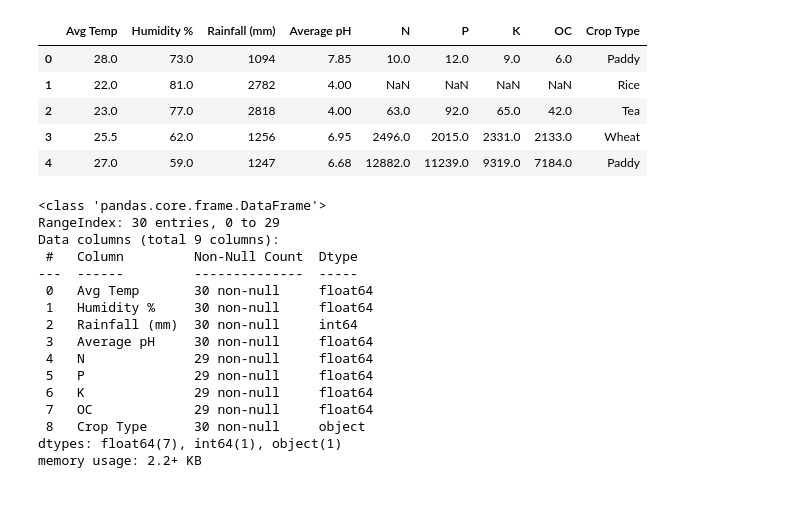
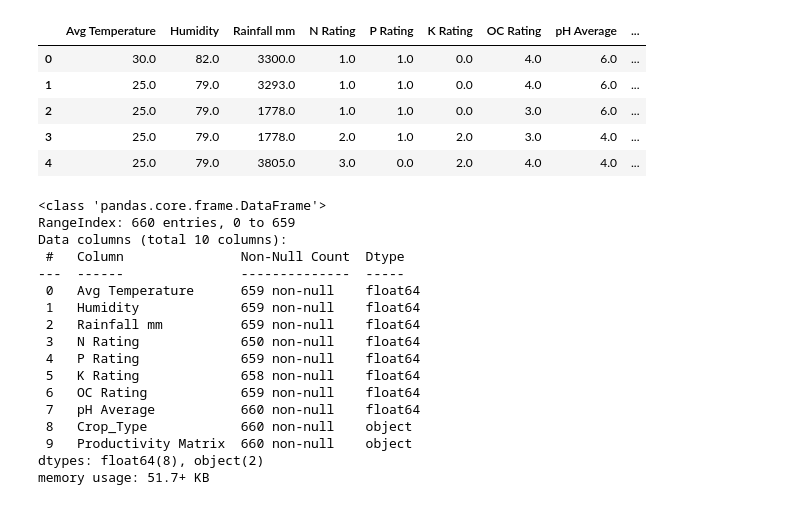
Before and after one commit to pragyadeolal/Data-Analysis-1, a Jupyter notebook: Crop_Recommender.ipynb, the cells around one changed output. Saved outputs shown, nothing was run; the diff lists cells and outputs as text; code cells hidden in the pictures.

```diff
--- a/Crop_Recommender.ipynb
+++ b/Crop_Recommender.ipynb
@@ -18,31 +15,32 @@ Saving CropDataset.csv to CropDataset.csv
 # %%
-df= pd.read_csv("CropDataset.csv")
+df= pd.read_csv("DWDclean.csv")
 df.head()
 # %% [output]
-|  | Avg Temp | Humidity % | Rainfall (mm) | Average pH | N | P | K | OC | Crop Type |
-| 0 | 28.0 | 73.0 | 1094 | 7.85 | 10.0 | 12.0 | 9.0 | 6.0 | Paddy |
-| 1 | 22.0 | 81.0 | 2782 | 4.00 | NaN | NaN | NaN | NaN | Rice |
-| 2 | 23.0 | 77.0 | 2818 | 4.00 | 63.0 | 92.0 | 65.0 | 42.0 | Tea |
-| 3 | 25.5 | 62.0 | 1256 | 6.95 | 2496.0 | 2015.0 | 2331.0 | 2133.0 | Wheat |
-| 4 | 27.0 | 59.0 | 1247 | 6.68 | 12882.0 | 11239.0 | 9319.0 | 7184.0 | Paddy |
+|  | Avg Temperature | Humidity | Rainfall mm | N Rating | P Rating | K Rating | OC Rating | pH Average | ... |
+| 0 | 30.0 | 82.0 | 3300.0 | 1.0 | 1.0 | 0.0 | 4.0 | 6.0 | ... |
+| 1 | 25.0 | 79.0 | 3293.0 | 1.0 | 1.0 | 0.0 | 4.0 | 6.0 | ... |
+| 2 | 25.0 | 79.0 | 1778.0 | 1.0 | 1.0 | 0.0 | 3.0 | 6.0 | ... |
+| 3 | 25.0 | 79.0 | 1778.0 | 2.0 | 1.0 | 2.0 | 3.0 | 4.0 | ... |
+| 4 | 25.0 | 79.0 | 3805.0 | 3.0 | 0.0 | 2.0 | 4.0 | 4.0 | ... |
 # %%
 df.info()
 # %% [output]
 <class 'pandas.core.frame.DataFrame'>
-RangeIndex: 30 entries, 0 to 29
-Data columns (total 9 columns):
- #   Column         Non-Null Count  Dtype
----  ------         --------------  -----
- 0   Avg Temp       30 non-null     float64
- 1   Humidity %     30 non-null     float64
- 2   Rainfall (mm)  30 non-null     int64
- 3   Average pH     30 non-null     float64
- 4   N              29 non-null     float64
- 5   P              29 non-null     float64
- 6   K              29 non-null     float64
- 7   OC             29 non-null     float64
- 8   Crop Type      30 non-null     object
-dtypes: float64(7), int64(1), object(1)
-memory usage: 2.2+ KB
+RangeIndex: 660 entries, 0 to 659
+Data columns (total 10 columns):
+ #   Column               Non-Null Count  Dtype
+---  ------               --------------  -----
+ 0   Avg Temperature      659 non-null    float64
+ 1   Humidity             659 non-null    float64
+ 2   Rainfall mm          659 non-null    float64
+ 3   N Rating             650 non-null    float64
+ 4   P Rating             659 non-null    float64
+ 5   K Rating             658 non-null    float64
+ 6   OC Rating            659 non-null    float64
+ 7   pH Average           660 non-null    float64
+ 8   Crop_Type            660 non-null    object
+ 9   Productivity Matrix  660 non-null    object
+dtypes: float64(8), object(2)
+memory usage: 51.7+ KB
 # %%
 #replacing null values with median
```
Also changed, not shown: parts of 17 cells of this notebook, 1 other file.
